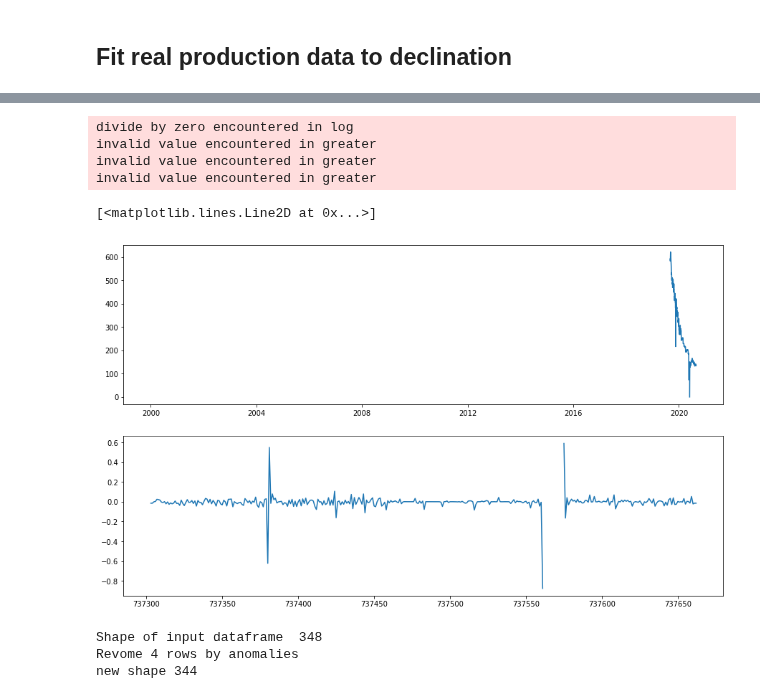
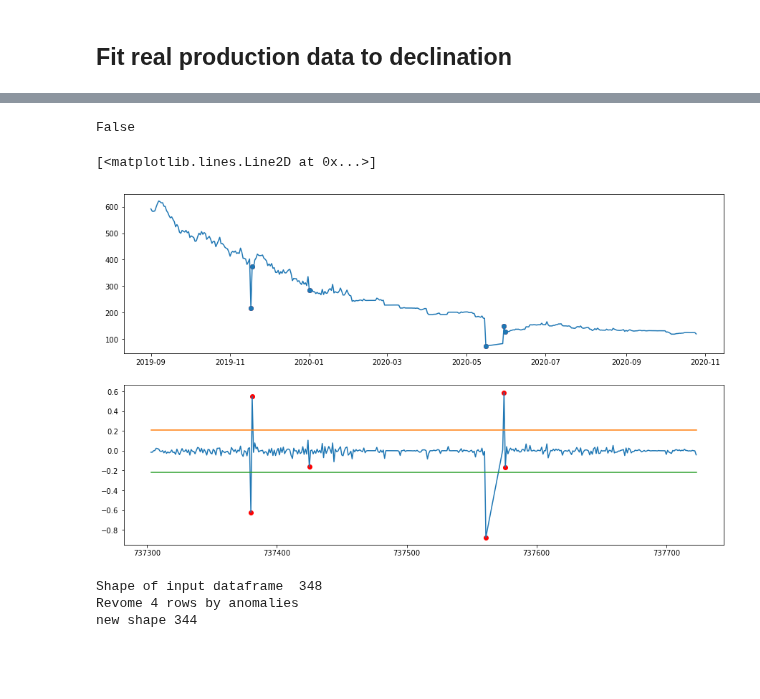
Before and after one commit to scuervo91/reservoirpy, a Jupyter notebook: examples/wellproductivity/1-declination.ipynb, the cells around one changed output, grey strips where cells are left out. Cells and saved outputs as stored; diff of their text form; code cells hidden in the pictures; blank space fills up the shorter version.

```diff
--- a/examples/wellproductivity/1-declination.ipynb
+++ b/examples/wellproductivity/1-declination.ipynb
@@ -100,7 +100,7 @@ fr['qo'].plot()
 from sqlalchemy import create_engine
 
 ## Set up Database
-Username='scuervo'
+Username='postgres'
 Password='Fenicia1703'
 Host='localhost'
 db_name='cedco'
@@ -112,7 +112,7 @@ query = """
     select w.well, p.date, p.bo
     from production p
     join wells w on p.well_id = w.id
-    where w.well = 'CANACABARE-3' and p.date >= DATE '2019-09-01'
+    where w.well = 'CANACABARE-3' and p.date >= DATE '2019-09-01' and p.bo>0
     order by p.date
 """
 
@@ -140,0 +185,4 @@ prod
+# %%
+prod['score'] = zscore(prod['date'],prod['bo'])
+sns.scatterplot(data=prod, x='date',y='bo',hue='score')
+prod['score'].sum()
@@ -141,30 +227,30 @@ prod
+# %%
+callable(range_time)
+# %% [output]
+False
 # %%
 range_time = prod['date']
 flow_rate=prod['bo']
 tnum = range_time.apply(lambda x: x.toordinal())
 lnq = np.log(flow_rate)
 slp = np.diff(lnq) / np.diff(tnum)
 slp = np.append(slp[0],slp)
 mu = slp.mean()
 sig = slp.std()
-range_timef = range_time[np.abs(slp)>mu+3*sig]
-flow_ratef = flow_rate[np.abs(slp)>mu+3*sig]
-
+range_timef = range_time[np.abs(slp)>mu+2*sig]
+flow_ratef = flow_rate[np.abs(slp)>mu+2*sig]
 fig,ax = plt.subplots(2,1, figsize=(15,9))
 
 ax[0].scatter(range_timef,flow_ratef, color='red')
 ax[0].plot(range_time,flow_rate)
+ax[0].scatter(range_timef,flow_ratef)
 ax[1].plot(tnum,slp)
-ax[1].scatter(tnum[np.abs(slp)>mu+3*sig],slp[np.abs(slp)>mu+3*sig])
+ax[1].scatter(tnum[np.abs(slp)>mu+2*sig],slp[np.abs(slp)>mu+2*sig],color='red')
 ax[1].plot([tnum[0],tnum[-1:]],np.full(2,mu+3*sig))
 ax[1].plot([tnum[0],tnum[-1:]],np.full(2,mu-3*sig))
 # %% [output]
-divide by zero encountered in log
-invalid value encountered in greater
-invalid value encountered in greater
-invalid value encountered in greater
+[<matplotlib.lines.Line2D at 0x...>]
-[<matplotlib.lines.Line2D at 0x...>]
-[figure, old version]
+[figure, new version]
 # %%
 c3 = dc.declination()
 c3.fit(prod,time='date',rate='bo',xstd=3)
```
Also changed, not shown: parts of 12 cells of this notebook.
